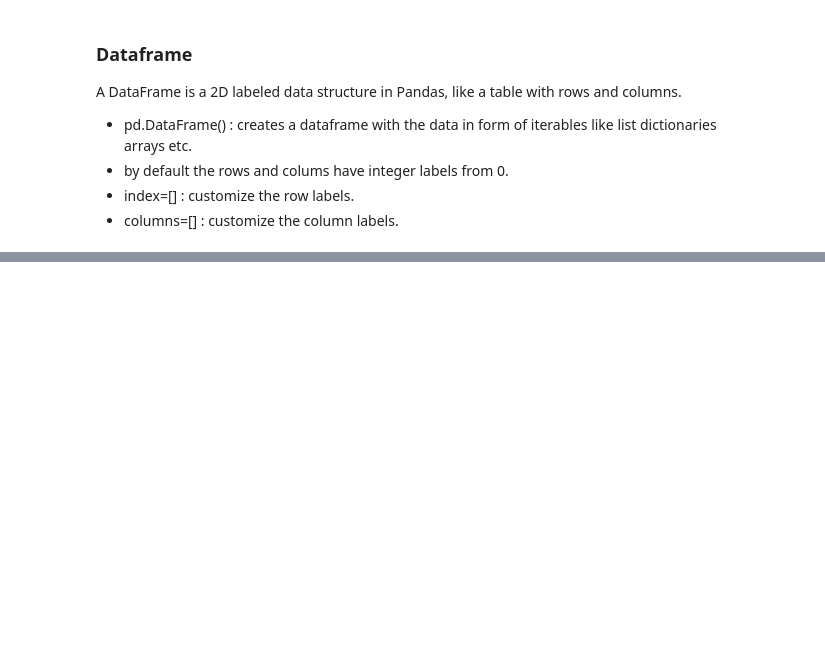
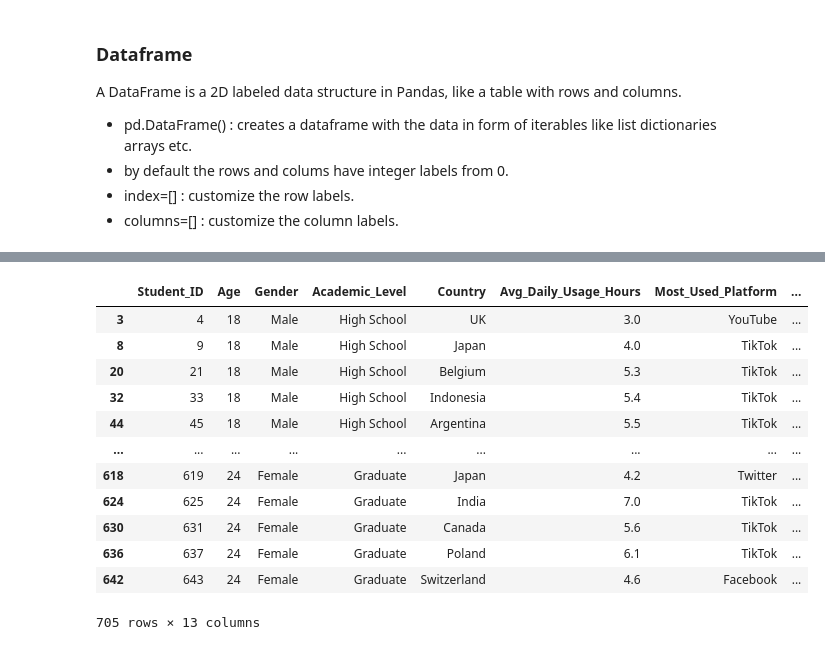
Before and after one commit to jatinmeenaa/pandas_learning, a Jupyter notebook: Pandas.ipynb, the cells around one changed output, grey strips where cells are left out. Saved outputs shown, nothing was run; the diff lists cells and outputs as text; code cells hidden in the pictures; blank space fills up the shorter version.

```diff
--- a/Pandas.ipynb
+++ b/Pandas.ipynb
@@ -36,0 +52,3 @@ df.size # returns the total number of elements in the DataFrame (rows × columns
+# %%
+data = pd.read_csv('https://raw.githubusercontent.com/jatinmeenaa/pandas_learning/refs/heads/main/Students%20Social%20Media%20Addiction.csv')
+data.sample(5,random_state=2)
@@ -36,0 +89,4 @@ df.size # returns the total number of elements in the DataFrame (rows × columns
+# %%
+data.loc[0,'Age']=20 #setting single value
+data.loc[0:2,'Age']=20 #setting multiple values
+data.loc[:,'Age']
@@ -36,0 +134,19 @@ df.size # returns the total number of elements in the DataFrame (rows × columns
+# %%
+data.sort_values('Age') # default ascending
+data.sort_values(by='Age') # works the same
+data.sort_values(['Gender','Age'],ascending=[0,1],inplace=True) # gender descending and age ascending
+data
+# %% [output]
+|  | Student_ID | Age | Gender | Academic_Level | Country | Avg_Daily_Usage_Hours | Most_Used_Platform | ... |
+| 3 | 4 | 18 | Male | High School | UK | 3.0 | YouTube | ... |
+| 8 | 9 | 18 | Male | High School | Japan | 4.0 | TikTok | ... |
+| 20 | 21 | 18 | Male | High School | Belgium | 5.3 | TikTok | ... |
+| 32 | 33 | 18 | Male | High School | Indonesia | 5.4 | TikTok | ... |
+| 44 | 45 | 18 | Male | High School | Argentina | 5.5 | TikTok | ... |
+| ... | ... | ... | ... | ... | ... | ... | ... | ... |
+| 618 | 619 | 24 | Female | Graduate | Japan | 4.2 | Twitter | ... |
+| 624 | 625 | 24 | Female | Graduate | India | 7.0 | TikTok | ... |
+| 630 | 631 | 24 | Female | Graduate | Canada | 5.6 | TikTok | ... |
+| 636 | 637 | 24 | Female | Graduate | Poland | 6.1 | TikTok | ... |
+| 642 | 643 | 24 | Female | Graduate | Switzerland | 4.6 | Facebook | ... |
+705 rows × 13 columns
```
Also changed, not shown: parts of 22 cells of this notebook.
